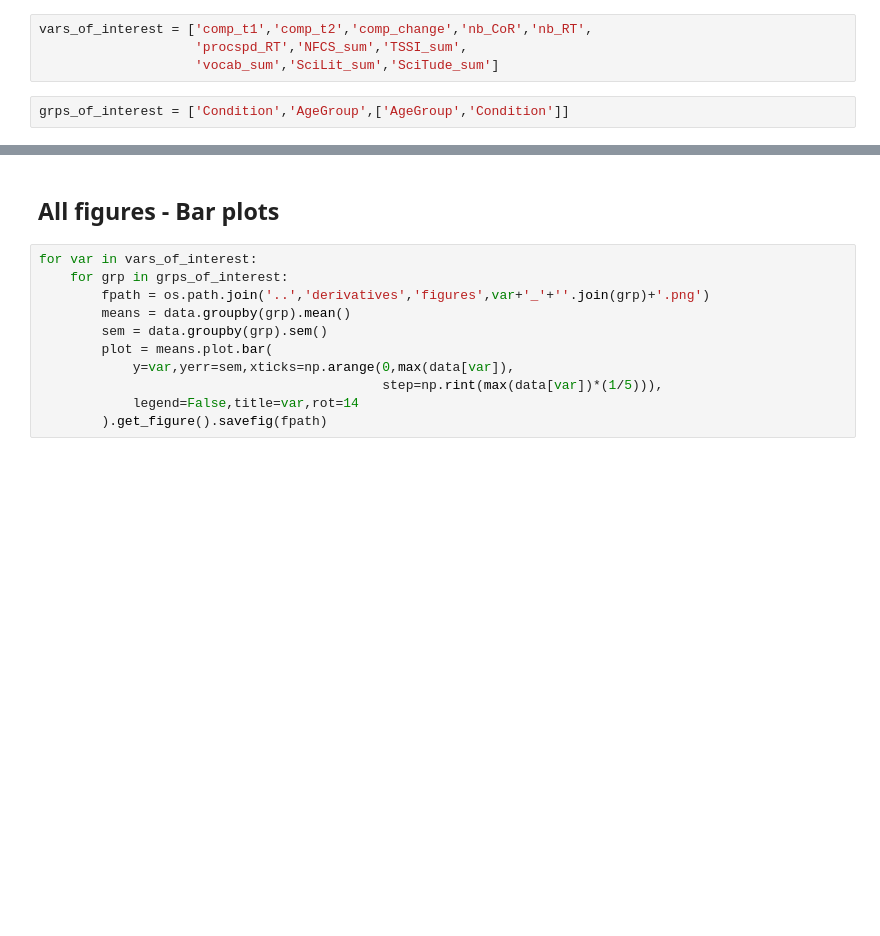
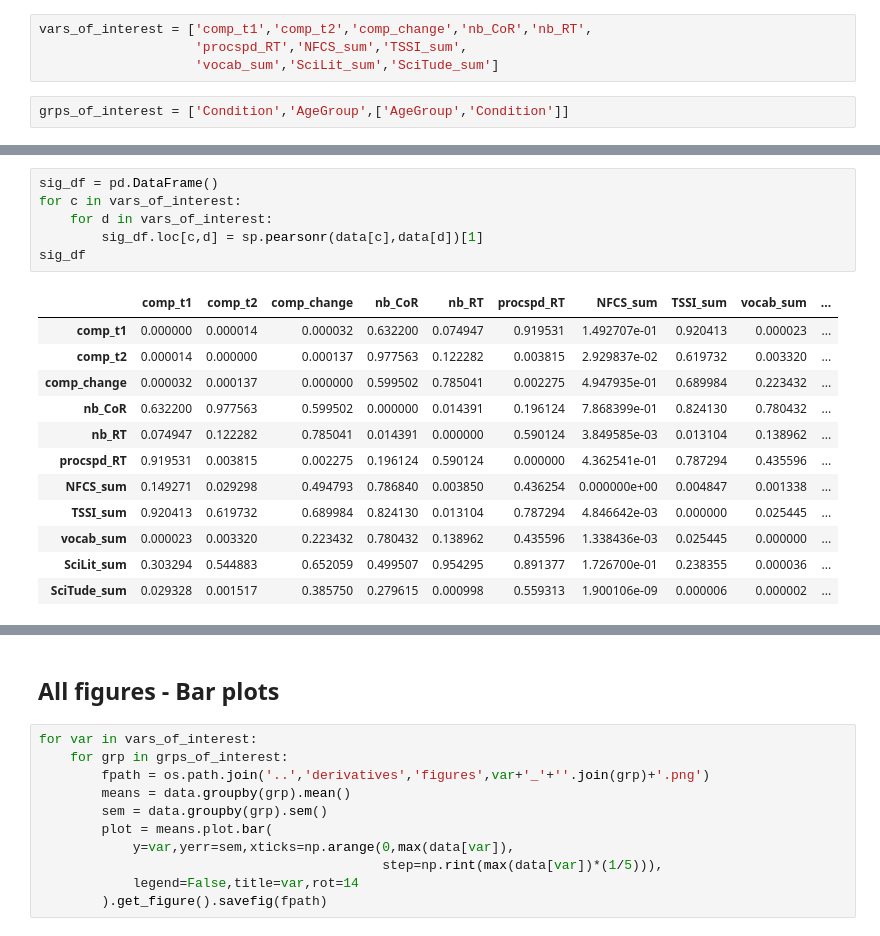
Before and after one commit to lighthall-lab/scilearn, a Jupyter notebook: 1.1.analysis.ipynb, the cells around one changed output, grey strips where cells are left out. Saved outputs shown, nothing was run; the diff lists cells and outputs as text; blank space fills up the shorter version.

```diff
--- a/1.1.analysis.ipynb
+++ b/1.1.analysis.ipynb
@@ -108,0 +104,19 @@ grps_of_interest = ['Condition','AgeGroup',['AgeGroup','Condition']]
+# %%
+sig_df = pd.DataFrame()
+for c in vars_of_interest:
+    for d in vars_of_interest:
+        sig_df.loc[c,d] = sp.pearsonr(data[c],data[d])[1]
+sig_df
+# %% [output]
+|  | comp_t1 | comp_t2 | comp_change | nb_CoR | nb_RT | procspd_RT | NFCS_sum | TSSI_sum | vocab_sum | ... |
+| comp_t1 | 0.000000 | 0.000014 | 0.000032 | 0.632200 | 0.074947 | 0.919531 | 1.492707e-01 | 0.920413 | 0.000023 | ... |
+| comp_t2 | 0.000014 | 0.000000 | 0.000137 | 0.977563 | 0.122282 | 0.003815 | 2.929837e-02 | 0.619732 | 0.003320 | ... |
+| comp_change | 0.000032 | 0.000137 | 0.000000 | 0.599502 | 0.785041 | 0.002275 | 4.947935e-01 | 0.689984 | 0.223432 | ... |
+| nb_CoR | 0.632200 | 0.977563 | 0.599502 | 0.000000 | 0.014391 | 0.196124 | 7.868399e-01 | 0.824130 | 0.780432 | ... |
+| nb_RT | 0.074947 | 0.122282 | 0.785041 | 0.014391 | 0.000000 | 0.590124 | 3.849585e-03 | 0.013104 | 0.138962 | ... |
+| procspd_RT | 0.919531 | 0.003815 | 0.002275 | 0.196124 | 0.590124 | 0.000000 | 4.362541e-01 | 0.787294 | 0.435596 | ... |
+| NFCS_sum | 0.149271 | 0.029298 | 0.494793 | 0.786840 | 0.003850 | 0.436254 | 0.000000e+00 | 0.004847 | 0.001338 | ... |
+| TSSI_sum | 0.920413 | 0.619732 | 0.689984 | 0.824130 | 0.013104 | 0.787294 | 4.846642e-03 | 0.000000 | 0.025445 | ... |
+| vocab_sum | 0.000023 | 0.003320 | 0.223432 | 0.780432 | 0.138962 | 0.435596 | 1.338436e-03 | 0.025445 | 0.000000 | ... |
+| SciLit_sum | 0.303294 | 0.544883 | 0.652059 | 0.499507 | 0.954295 | 0.891377 | 1.726700e-01 | 0.238355 | 0.000036 | ... |
+| SciTude_sum | 0.029328 | 0.001517 | 0.385750 | 0.279615 | 0.000998 | 0.559313 | 1.900106e-09 | 0.000006 | 0.000002 | ... |
```
Also changed, not shown: parts of 9 cells of this notebook.
